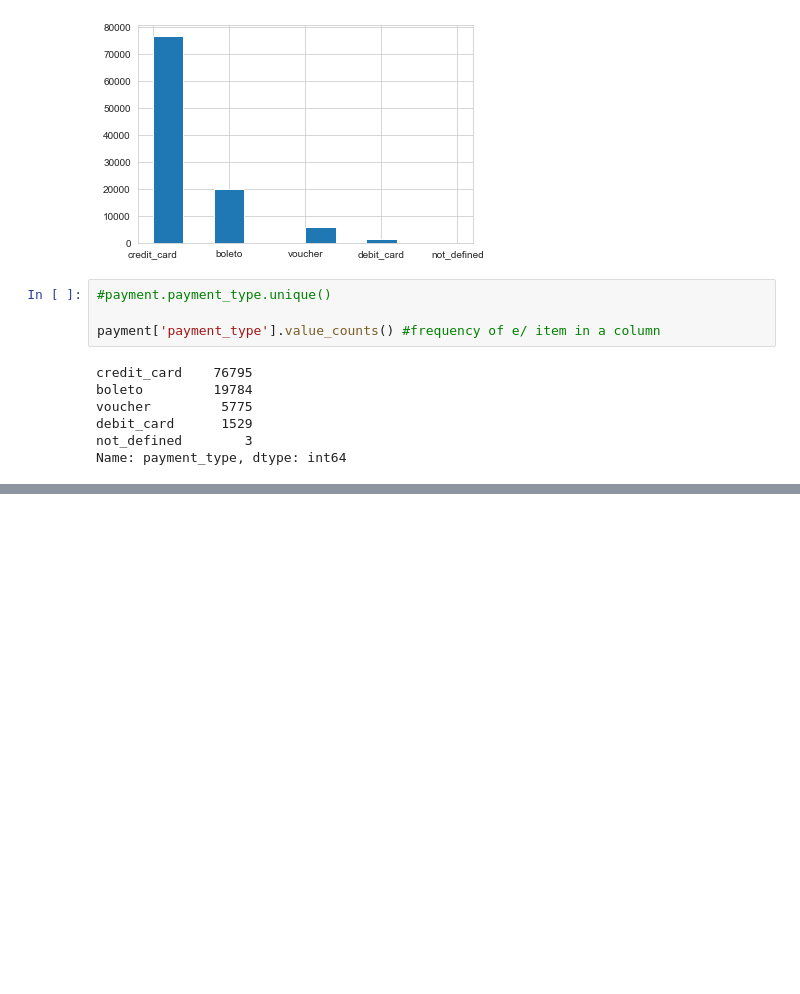
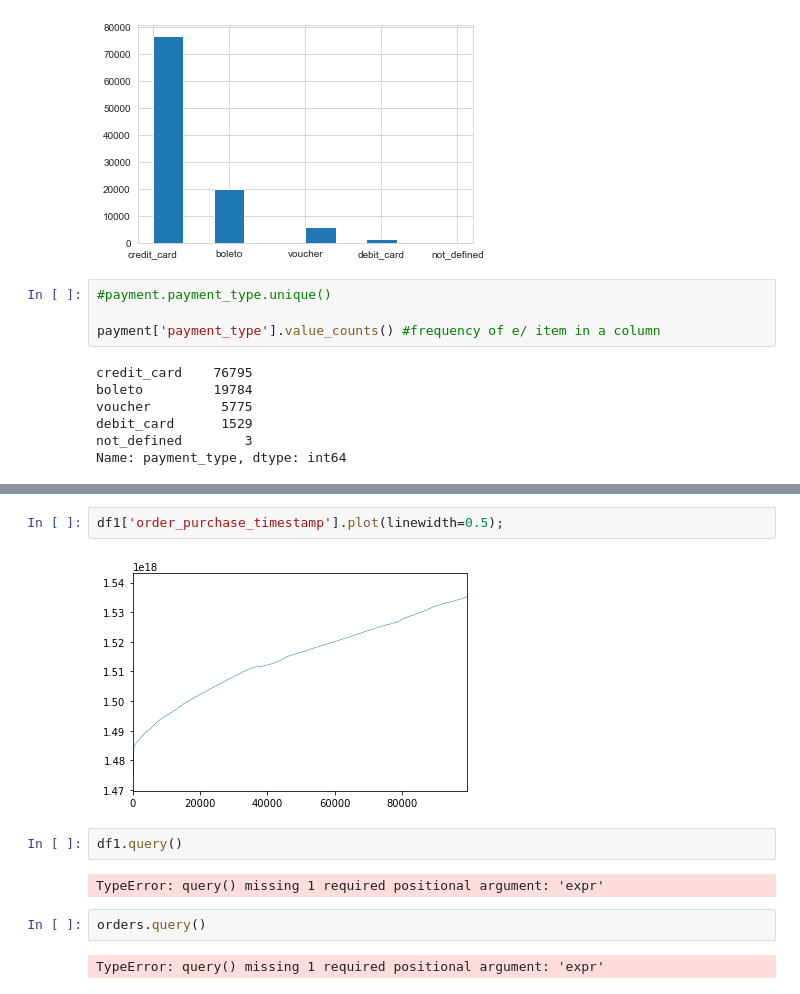
Before and after one commit to jorellano/E_commerce, a Jupyter notebook: EDA.ipynb, the cells around one changed output, grey strips where cells are left out. Drawn from its saved outputs; the diff is of its cells as text; blank space fills up the shorter version.

```diff
--- a/EDA.ipynb
+++ b/EDA.ipynb
@@ -240,0 +313,12 @@ AttributeError: 'tuple' object has no attribute 'imfo'
+# %%
+df1['order_purchase_timestamp'].plot(linewidth=0.5);
+# %% [output]
+[figure, added]
+# %%
+df1.query()
+# %% [output]
+TypeError: query() missing 1 required positional argument: 'expr'
+# %%
+orders.query()
+# %% [output]
+TypeError: query() missing 1 required positional argument: 'expr'
```
Also changed, not shown: parts of 16 cells of this notebook, 3 other files.
